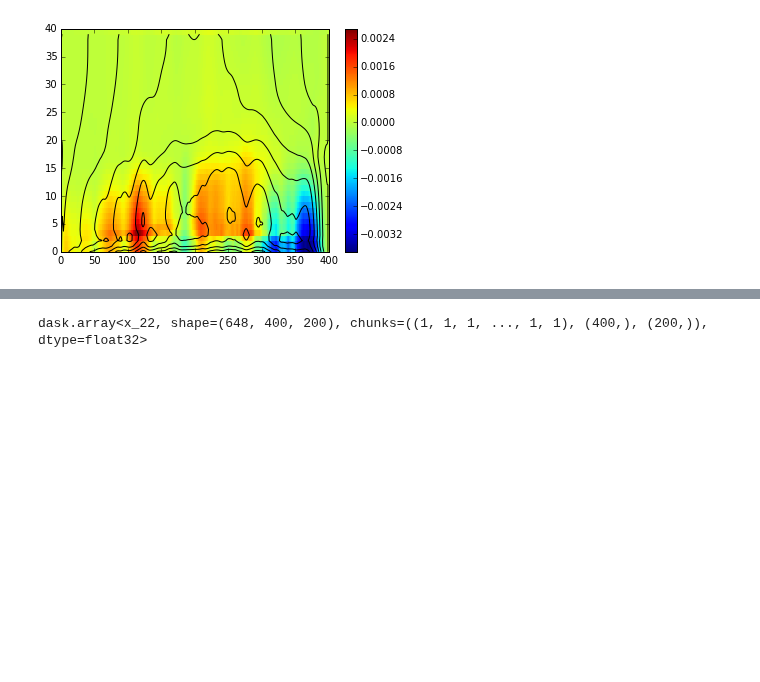
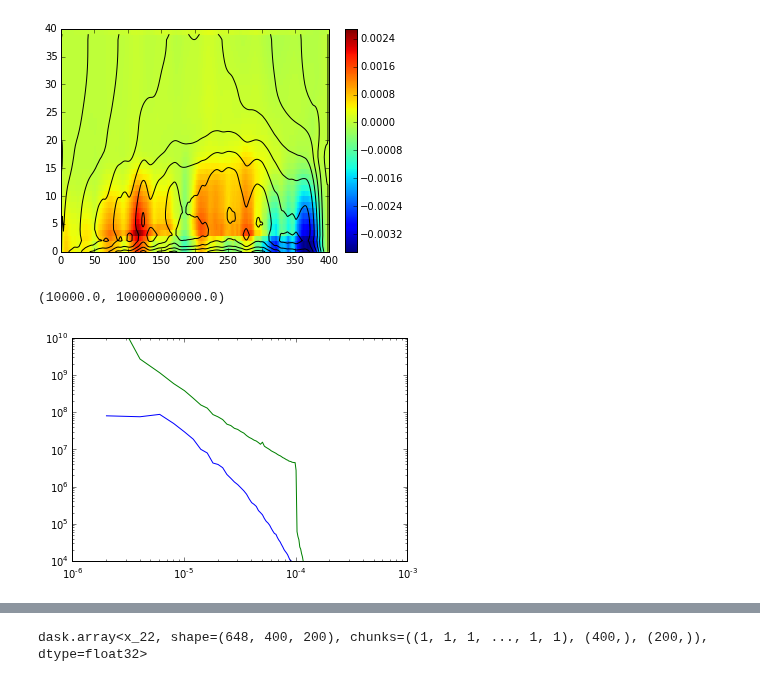
Before and after one commit to xgcm/xgcm, a Jupyter notebook: example-channel.ipynb, the cells around one changed output, grey strips where cells are left out. Cells and saved outputs as stored; diff of their text form; code cells hidden in the pictures; blank space fills up the shorter version.

```diff
--- a/example-channel.ipynb
+++ b/example-channel.ipynb
@@ -75,0 +114,13 @@ def pow_spec_2d(x, axis=[-1,-2]):
+# %%
+kiso = np.linspace(0,(5e3)**-1, 100)
+Uspec = xray_isotropic_power_spectrum(ds['UVEL'][0,0], kiso=kiso, axis=('Y','Xp1'))
+Vspec = xray_isotropic_power_spectrum(ds['VVEL'][0,0], kiso=kiso, axis=('Yp1','X'))
+KEspec = 0.5*(Uspec + Vspec)
+SSTspec = xray_isotropic_power_spectrum(ds['THETA'][0,0], kiso=kiso, axis=('Y','X'))
+
+plt.loglog(kiso, KEspec)
+plt.loglog(kiso, SSTspec)
+plt.ylim([1e4,1e10])
+# %% [output]
+(10000.0, 10000000000.0)
+[figure, added]
```
Also changed, not shown: parts of 21 cells of this notebook, 1 other file.
